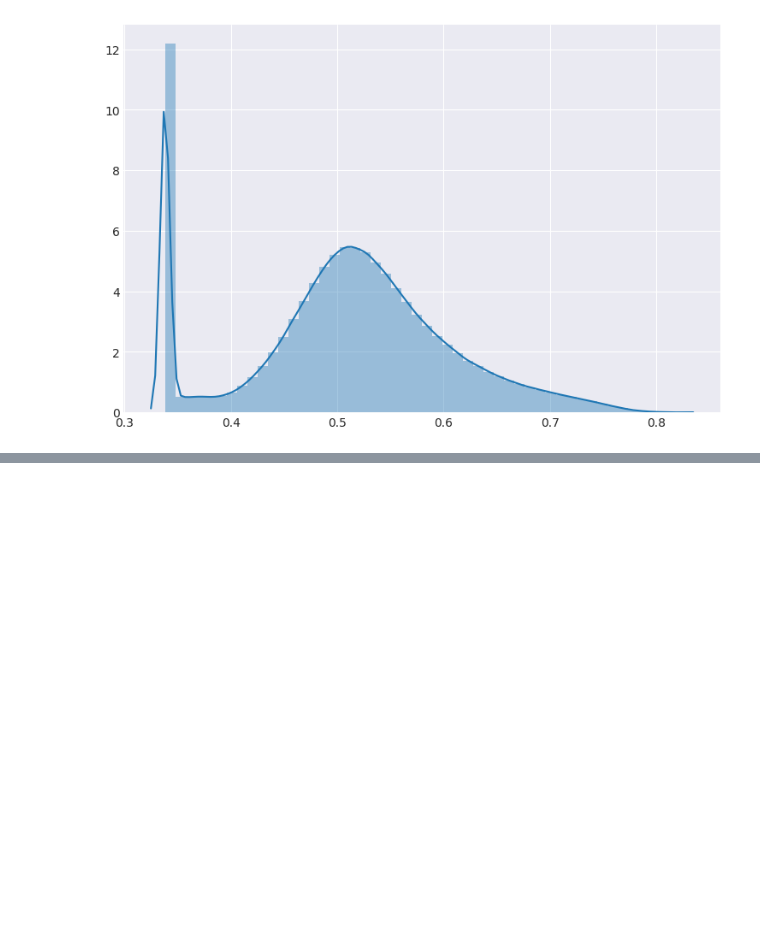
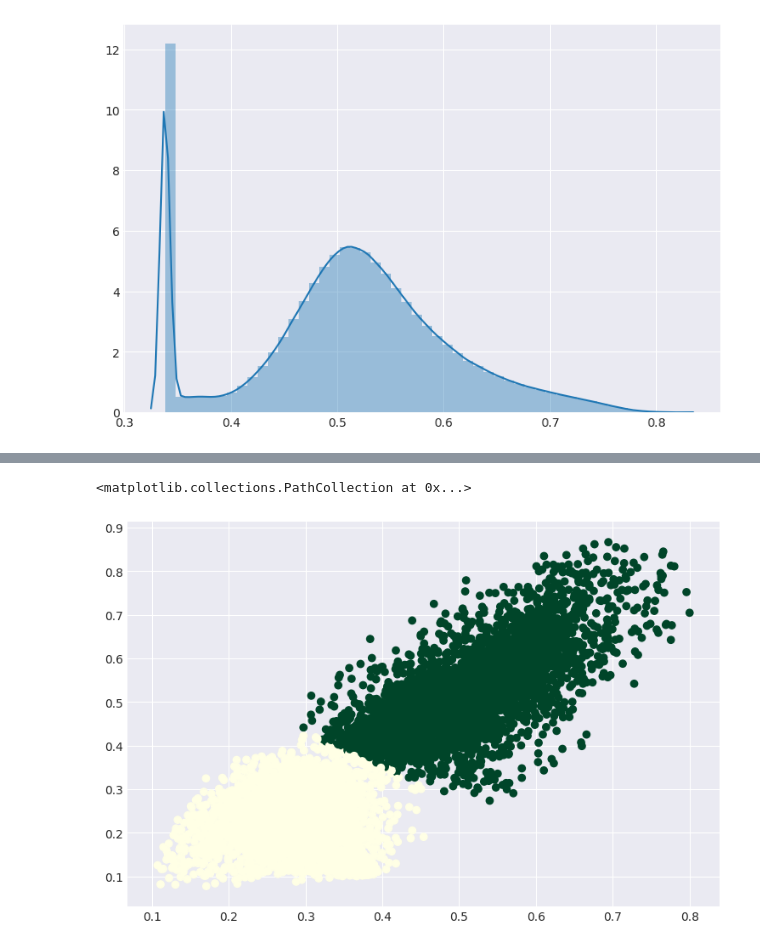
Before and after one commit to explover/Chromatin-clustering, a Jupyter notebook: Neural networks.ipynb, the cells around one changed output, grey strips where cells are left out. Drawn from its saved outputs; the diff is of its cells as text; code cells hidden in the pictures; blank space fills up the shorter version.

```diff
--- a/Neural networks.ipynb
+++ b/Neural networks.ipynb
@@ -271,0 +472,5 @@ from sklearn.o
+# %%
+ms = MeanShift()
+# %%
+lil_shit_ind = np.random.choice(np.array(range(len(dec.train_data["final"]))), 3000)
+lil_shit = dec.train_data["final"][lil_shit_ind]
@@ -271,0 +481,2 @@ from sklearn.o
+# %%
+ms_labels=ms.fit_predict(lil_shit)
@@ -271,0 +485,5 @@ from sklearn.o
+# %%
+plt.scatter(*zip(*lil_shit), c=ms_labels, cmap="YlGn")
+# %% [output]
+<matplotlib.collections.PathCollection at 0x...>
+[figure, added]
```
Also changed, not shown: parts of 43 cells of this notebook, 1 other file.
